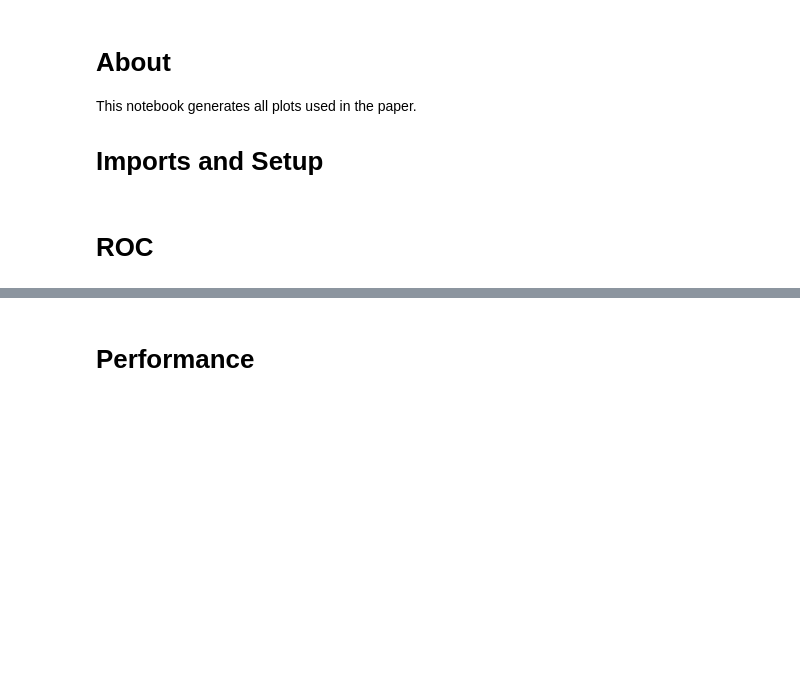
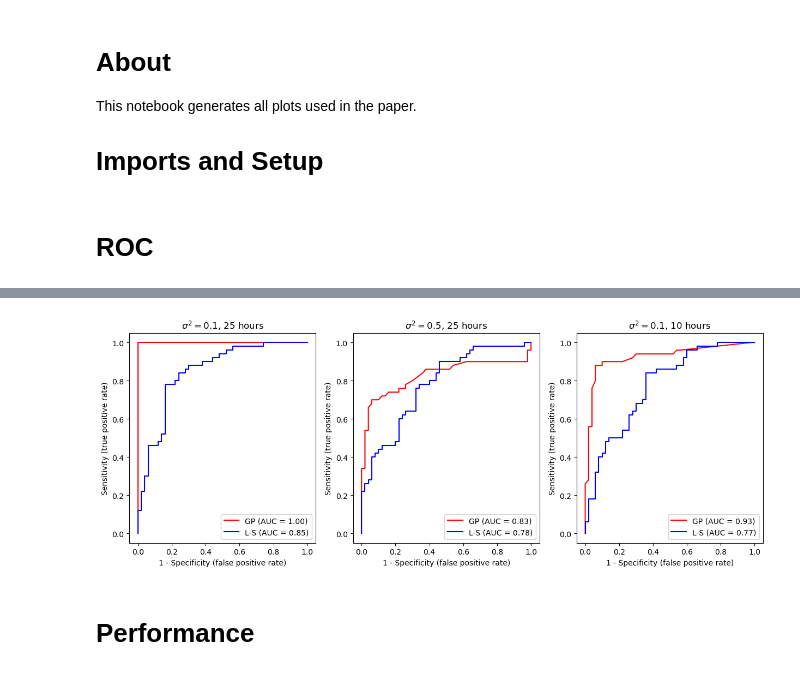
Before and after one commit to TristanSones-Dykes/GPCell, a Jupyter notebook: scripts/figures.ipynb, the cells around one changed output, grey strips where cells are left out. Drawn from its saved outputs; the diff is of its cells as text; code cells hidden in the pictures; blank space fills up the shorter version.

```diff
--- a/scripts/figures.ipynb
+++ b/scripts/figures.ipynb
@@ -66,7 +66,7 @@ from gpcell import plots
 # %%
 par1 = np.array([300, 1, 0.07, 0.07, 1, 1, 0], dtype=np.float64)
 par2 = np.array([100, 3, 0.03, 0.03, 1, 1, 18], dtype=np.float64)
-n_cells = 500  # total replicates used in the simulation
+n_cells = 50  # total replicates used in the simulation
 t_final_vals = [1500, 600]  # 25/10 hours
 noise_vals = [np.sqrt(x) for x in [0.1, 0.5]]
 
@@ -82,7 +82,9 @@ paths = [
 # calculate ROC
 fp1_vals, fp2_vals, tp1_vals, tp2_vals = [], [], [], []
 for path, (noise, t_final, n_cells) in zip(paths, sim_params):
-    fp1, tp1, fp2, tp2 = plots.compute_rocs_from_file(path, noise, n_cells, joblib=True)
+    fp1, tp1, fp2, tp2 = plots.compute_rocs_from_file(
+        path, noise, n_cells, joblib=True, mcmc=True
+    )
     fp1_vals.append(fp1)
     tp1_vals.append(tp1)
     fp2_vals.append(fp2)
@@ -127,3 +176,21 @@ plots.plot_rocs_and_timeseries(
+# %%
+import matplotlib.pyplot as plt
+
+# create 3 column horizontal figure
+fig, axs = plt.subplots(1, 3, figsize=(15, 5))
+notes = [
+    r"$\sigma^2=0.1$, 25 hours",
+    r"$\sigma^2=0.5$, 25 hours",
+    r"$\sigma^2=0.1$, 10 hours",
+]
+
+# plot ROC curves
+for i, (fp1, tp1, fp2, tp2) in enumerate(zip(fp1_vals, tp1_vals, fp2_vals, tp2_vals)):
+    plots.plot_roc(
+        [fp1, fp2], [tp1, tp2], axes=axs[i], labels=["GP", "L-S"], note=notes[i]
+    )
+# %% [output]
+[figure, added]
 # %% [markdown]
 # Performance
 # %%
```
Also changed, not shown: parts of 9 cells of this notebook, 24 other files.
